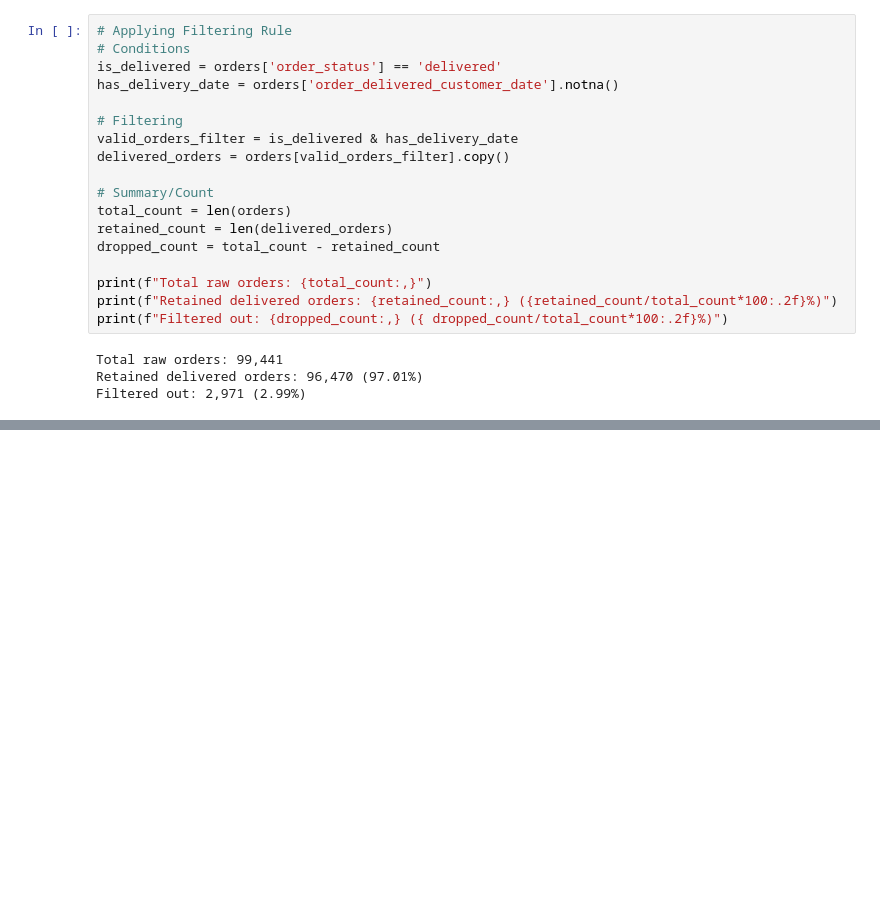
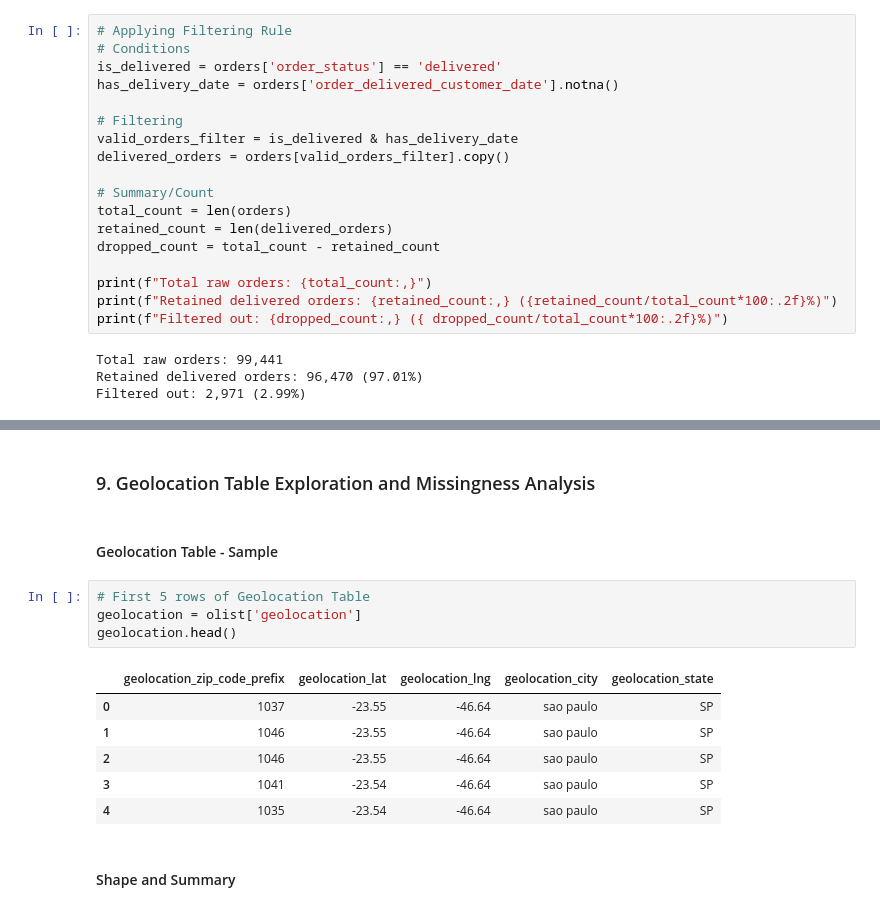
Before and after one commit to jasmine-koh/TCX3901_IndustrialPractice, a Jupyter notebook: 01_data_ingestion_and_baseline.ipynb, the cells around one changed output, grey strips where cells are left out. Saved outputs shown, nothing was run; the diff lists cells and outputs as text; blank space fills up the shorter version.

```diff
--- a/01_data_ingestion_and_baseline.ipynb
+++ b/01_data_ingestion_and_baseline.ipynb
@@ -286,0 +711,17 @@ Filtered out: 2,971 (2.99%)
+# %% [markdown]
+### 9. Geolocation Table Exploration and Missingness Analysis
+# %% [markdown]
+#### Geolocation Table - Sample
+# %%
+# First 5 rows of Geolocation Table
+geolocation = olist['geolocation']
+geolocation.head()
+# %% [output]
+|  | geolocation_zip_code_prefix | geolocation_lat | geolocation_lng | geolocation_city | geolocation_state |
+| 0 | 1037 | -23.55 | -46.64 | sao paulo | SP |
+| 1 | 1046 | -23.55 | -46.64 | sao paulo | SP |
+| 2 | 1046 | -23.55 | -46.64 | sao paulo | SP |
+| 3 | 1041 | -23.54 | -46.64 | sao paulo | SP |
+| 4 | 1035 | -23.54 | -46.64 | sao paulo | SP |
+# %% [markdown]
+#### Shape and Summary
```
Also changed, not shown: parts of 67 cells of this notebook.
